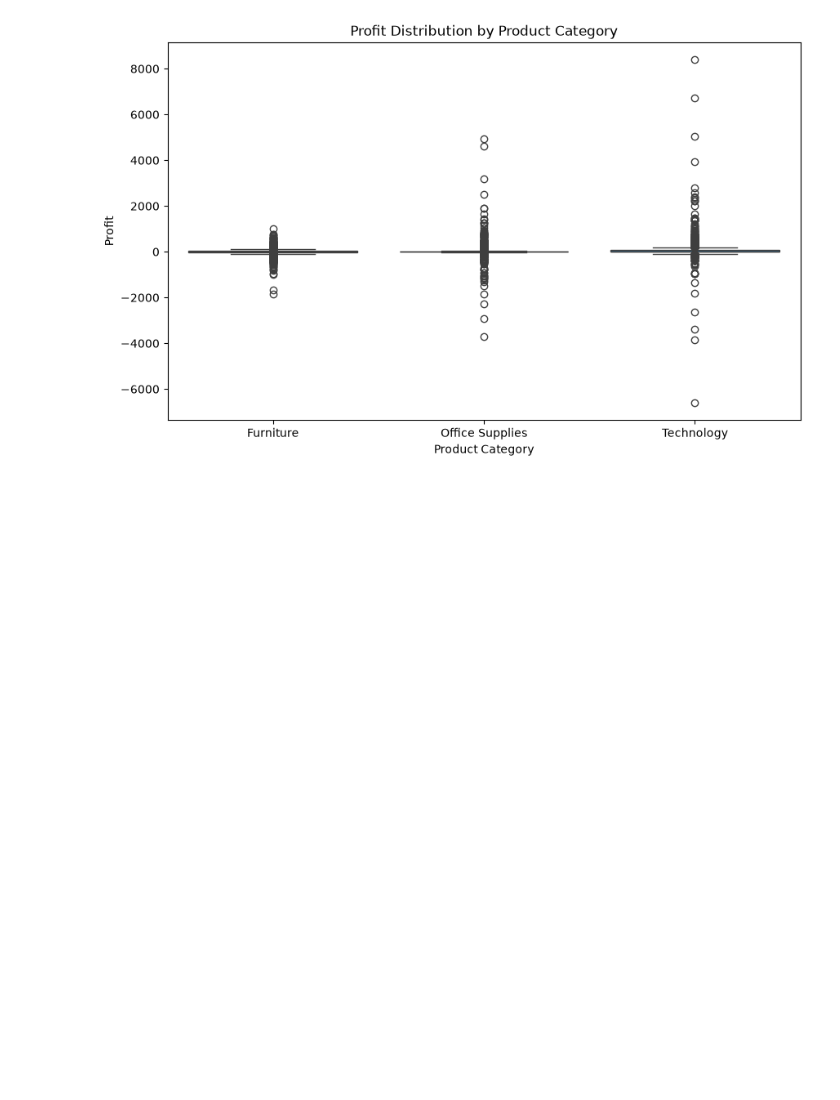
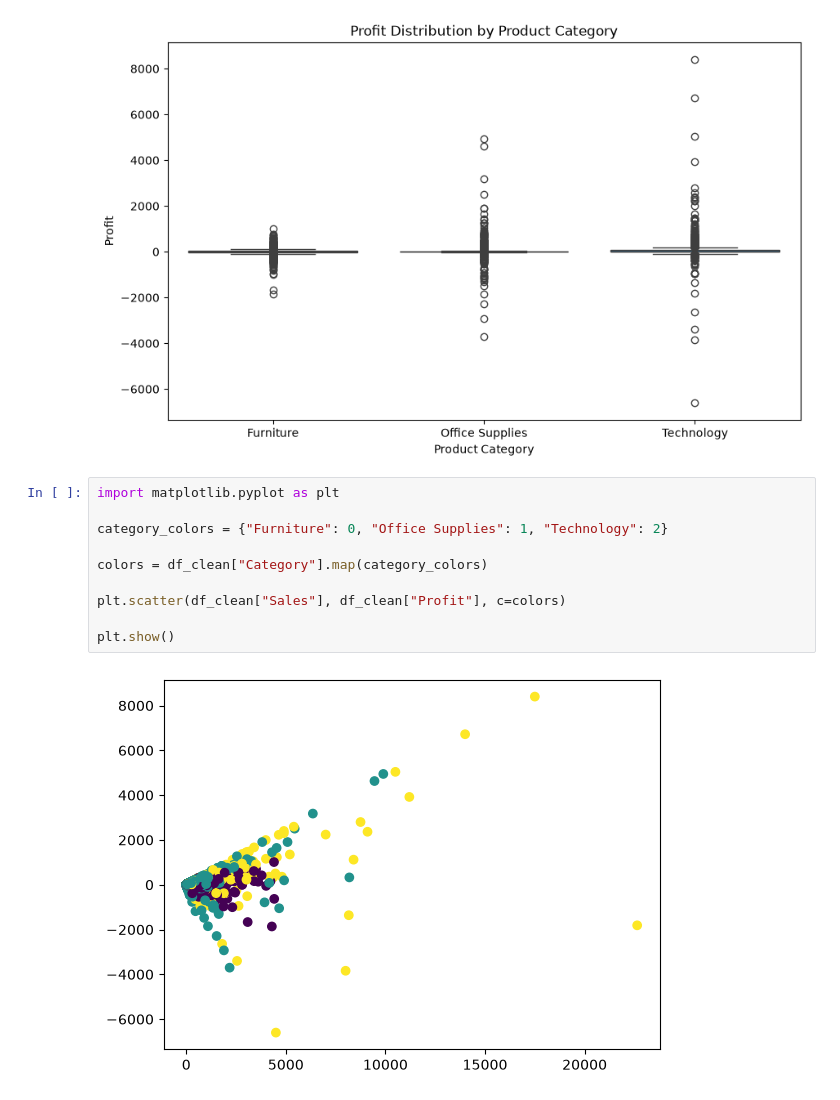
Before and after one commit to Ashu11122000/data-science, a Jupyter notebook: notebooks/02_data_visualization.ipynb, the cells around one changed output. Cells and saved outputs as stored; diff of their text form; blank space fills up the shorter version.

Commit message:
Scattered graph done

```diff
--- a/notebooks/02_data_visualization.ipynb
+++ b/notebooks/02_data_visualization.ipynb
@@ -103,3 +103,15 @@ plt.savefig(
 plt.show()
 # %% [output]
 [figure]
+# %%
+import matplotlib.pyplot as plt
+
+category_colors = {"Furniture": 0, "Office Supplies": 1, "Technology": 2}
+
+colors = df_clean["Category"].map(category_colors)
+
+plt.scatter(df_clean["Sales"], df_clean["Profit"], c=colors)
+
+plt.show()
+# %% [output]
+[figure, added]
```
Also changed, not shown: parts of 2 cells of this notebook, 1 other file.
